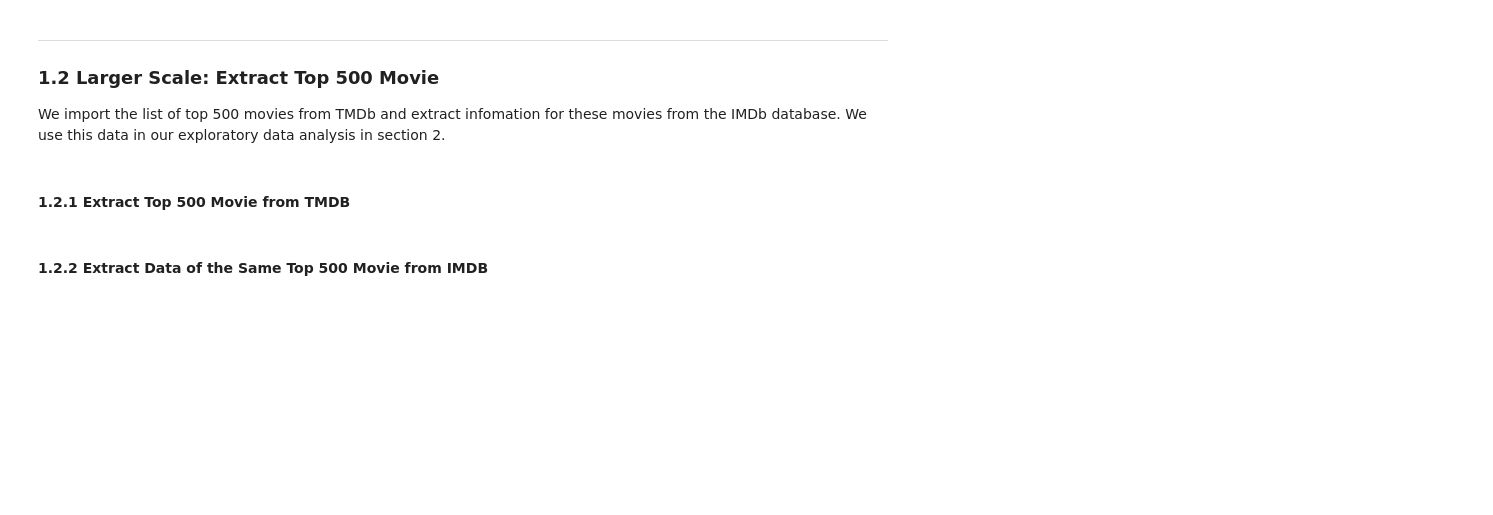
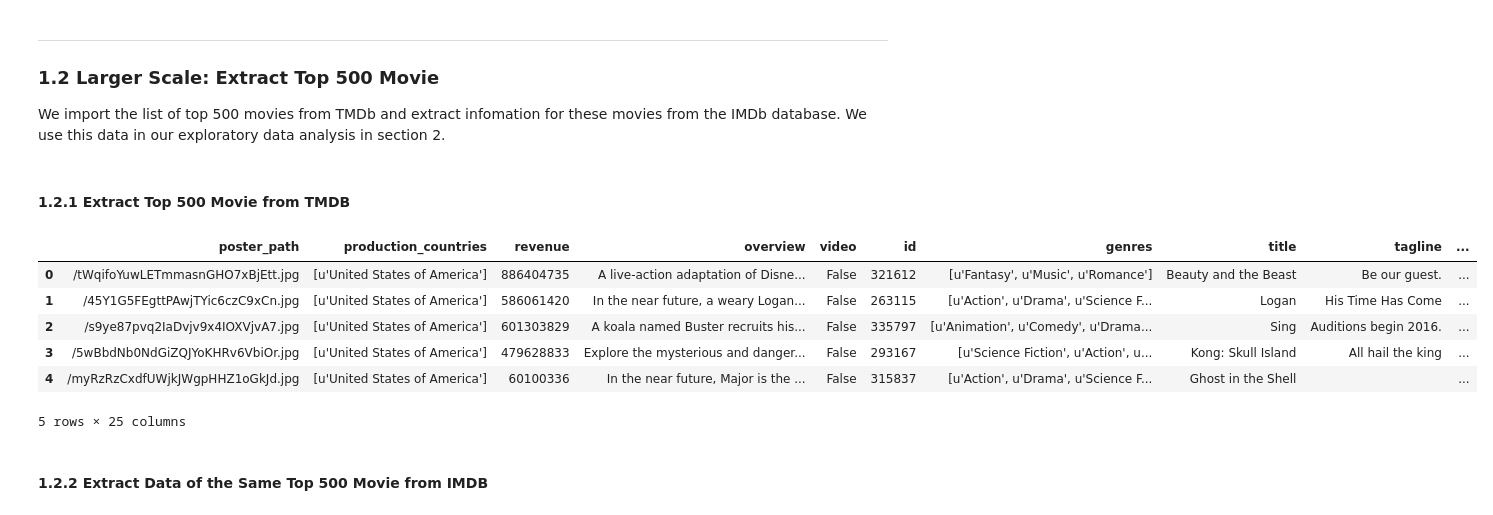
Before and after one commit to liangzecai/CS109b-Movie-Genre-Prediction, a Jupyter notebook: Milestone1/MS1_template_WS1+ZC1+DW1.ipynb, the cells around one changed output. Cells and saved outputs as stored; diff of their text form; code cells hidden in the pictures; blank space fills up the shorter version.

```diff
--- a/Milestone1/MS1_template_WS1+ZC1+DW1.ipynb
+++ b/Milestone1/MS1_template_WS1+ZC1+DW1.ipynb
@@ -199,0 +259,42 @@ We import the list of top 500 movies from TMDb and extract infomation for these
+# %%
+# store information into dataframe, some information received is stroed as a list thus we convert it into strings
+for i in range(len(index)):
+    movie = tmdb.Movies(movie_id_list[i])
+    response = movie.info()
+    if i % 40 == 39:
+        time.sleep(11)
+    for j in range(0, len(columns)):
+        if j == 1:
+            country_temp = []
+            for k in range(len(response[columns[j]])):
+                country_temp += [(response[columns[j]][k]['name'])]
+            df.iloc[i,j] = str(country_temp)
+        elif j == 6:
+            genre_temp = []
+            for k in range(len(response[columns[j]])):
+                genre_temp += [(response[columns[j]][k]['name'])]
+            df.iloc[i,j] = str(genre_temp)
+        elif j == 11:
+            if response[columns[j]] != None:
+                df.iloc[i,j] = str(response[columns[j]])
+        elif j == 14:
+            language_temp = []
+            for k in range(len(response[columns[j]])):
+                language_temp += [(response[columns[j]][k]['iso_639_1'])]
+            df.iloc[i,j] = str(language_temp)
+        elif j == 18:
+            company_temp = []
+            for k in range(len(response[columns[j]])):
+                company_temp += [(response[columns[j]][k]['name'])]
+            df.iloc[i,j] = str(company_temp)
+        else:
+            df.iloc[i,j] = response[columns[j]]
+df.head()
+# %% [output]
+|  | poster_path | production_countries | revenue | overview | video | id | genres | title | tagline | ... |
+| 0 | /tWqifoYuwLETmmasnGHO7xBjEtt.jpg | [u'United States of America'] | 886404735 | A live-action adaptation of Disne... | False | 321612 | [u'Fantasy', u'Music', u'Romance'] | Beauty and the Beast | Be our guest. | ... |
+| 1 | /45Y1G5FEgttPAwjTYic6czC9xCn.jpg | [u'United States of America'] | 586061420 | In the near future, a weary Logan... | False | 263115 | [u'Action', u'Drama', u'Science F... | Logan | His Time Has Come | ... |
+| 2 | /s9ye87pvq2IaDvjv9x4IOXVjvA7.jpg | [u'United States of America'] | 601303829 | A koala named Buster recruits his... | False | 335797 | [u'Animation', u'Comedy', u'Drama... | Sing | Auditions begin 2016. | ... |
+| 3 | /5wBbdNb0NdGiZQJYoKHRv6VbiOr.jpg | [u'United States of America'] | 479628833 | Explore the mysterious and danger... | False | 293167 | [u'Science Fiction', u'Action', u... | Kong: Skull Island | All hail the king | ... |
+| 4 | /myRzRzCxdfUWjkJWgpHHZ1oGkJd.jpg | [u'United States of America'] | 60100336 | In the near future, Major is the ... | False | 315837 | [u'Action', u'Drama', u'Science F... | Ghost in the Shell |  | ... |
+5 rows × 25 columns
```
Also changed, not shown: parts of 30 cells of this notebook.
